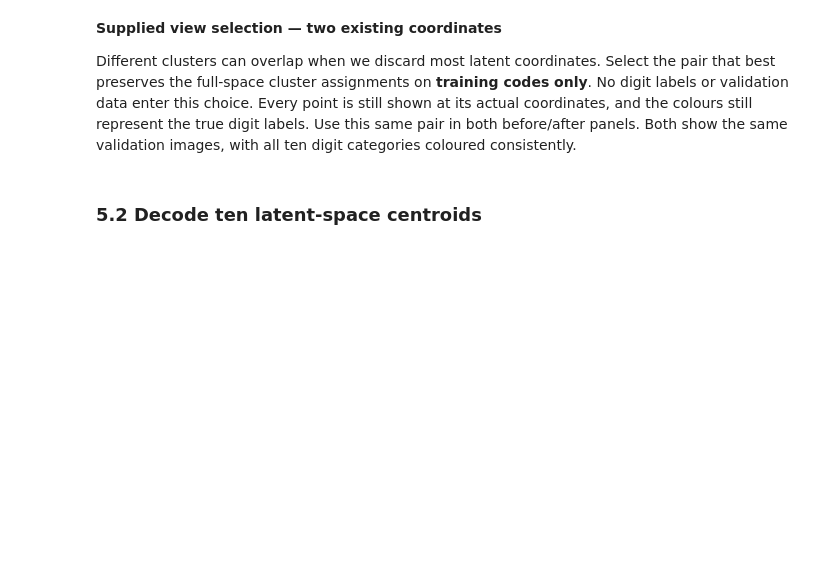
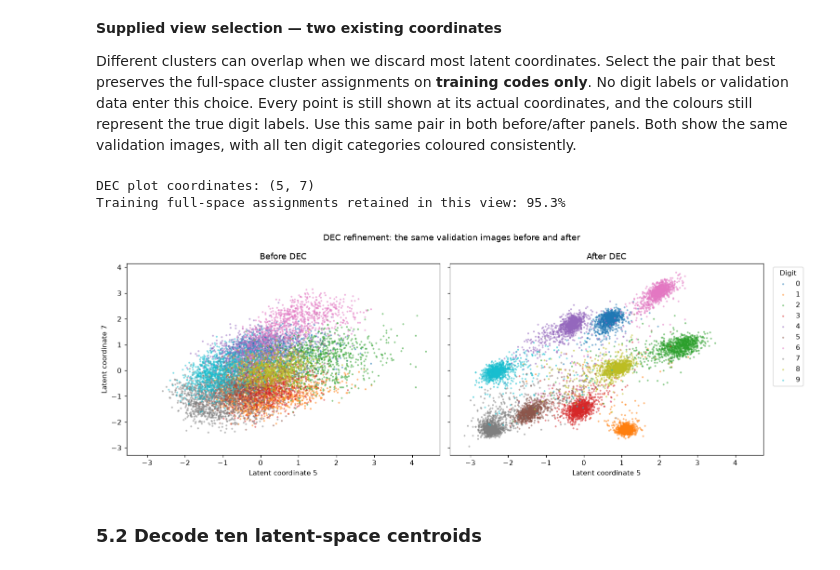
Before and after one commit to OlCrock/DAML, a Jupyter notebook: CP7/Week8_Workshop_Questions.ipynb, the cells around one changed output. Cells and saved outputs as stored; diff of their text form; code cells hidden in the pictures; blank space fills up the shorter version.

```diff
--- a/CP7/Week8_Workshop_Questions.ipynb
+++ b/CP7/Week8_Workshop_Questions.ipynb
@@ -1024,8 +1109,8 @@ class DenseVAE(DenseAE):
 
 
         # Two learned heads describe different parameters of the same Gaussian.
-        self.mean_head = ## FINISH_ME ##
-        self.logvar_head = ## FINISH_ME ##
+        self.mean_head = nn.Linear(LATENT_DIM, LATENT_DIM)
+        self.logvar_head = nn.Linear(LATENT_DIM, LATENT_DIM)
 
         # Each head maps LATENT_DIM features to LATENT_DIM Gaussian parameters.
         # The supplied reparameterise function draws a sample from those parameters.
@@ -1058,8 +1143,8 @@ class DenseVAE(DenseAE):
 
         # Return three model outputs: the decoded image, the mean and the log variance.
         # The decoder itself returns only the image; the loss also needs the Gaussian parameters.
-
-        return ## FINISH_ME ##
+        rebuilt = self.decoder(codes)
+        return rebuilt, mean, logvar
 # %% [markdown]
 **Explanation:**
 
@@ -1373,8 +1497,8 @@ class DenseDEC(nn.Module):
         probabilities = similarities / similarities.sum(dim=1, keepdim=True)
 
         # The forward output is the same as the AE's, plus the cluster probabilities for each image for the KL loss.
-
-        return ## FINISH_ME ##
+        rebuilt = self.dec_ae.decode(raw_codes) if hasattr(self.dec_ae, "decode") else self.dec_ae.decoder(raw_codes)
+        return rebuilt, probabilities
 
 
 def target_distribution(probabilities):
@@ -1392,7 +1516,7 @@ def dec_losses(output, images, targets):
 
     rebuilt, probabilities = output
     # Reconstruction keeps the code connected to the measured image.
-    reconstruction = ## FINISH_ME ##
+    reconstruction = F.binary_cross_entropy(rebuilt, images)
 
     # Hint: use the functional F.binary_cross_entropy to calculate the BCE between rebuilt & images
 
@@ -1601,8 +1729,8 @@ def train_dec_epoch(model, optimiser, targets):
         loss, reconstruction, extra = dec_losses(output, images, batch_targets)
 
         # Apply the chain rule and update the model parameters using their gradients.
-
-        ## FINISH_ME ##
+        loss.backward()
+        optimiser.step()
 
         batch_losses.append(loss.item())
 
@@ -1839,5 +1998,5 @@ show_examples(dec, validation_images[:6], "DEC: same validation images")
 # %%
-# Compare the same validation images before and after refinement.
+# Compare the same validation images before and after DEC, coloured by digit.
 
 def plot_dec_change(validation_before, validation_after, labels, dimensions=(0, 1)):
     """Compare the same validation images before and after DEC, coloured by digit."""
@@ -1855,7 +2014,7 @@ def plot_dec_change(validation_before, validation_after, labels, dimensions=(0,
     for class_label, class_name in enumerate(CLASS_NAMES):
 
         # Hint: use the DataFrame's boolean indexing to select only the rows with the current class_label, for both before and after.
-        before_class = ## FINISH_ME ## # Select rows from the 'before' DataFrame where the 'label' column equals class_label
+        before_class = before[before["label"] == class_label] # Select rows from the 'before' DataFrame where the 'label' column equals class_label
         after_class = after[after["label"] == class_label]
         colour = f"C{class_label}"
 
@@ -1863,11 +2022,11 @@ def plot_dec_change(validation_before, validation_after, labels, dimensions=(0,
         # axes[1].scatter() to plot the after_class points, using the same colour and label for both.
 
         # Plot the data before DEC on the first subplot
-        axes[0].scatter( ## FINISH_ME ##, ## FINISH_ME ##,
+        axes[0].scatter(before_class[x_dimension], before_class[y_dimension],
                         color=colour, s=3, alpha=0.4, label=class_name)
 
         # Plot the data after DEC on the second subplot
-        axes[1].scatter( ## FINISH_ME ##, ## FINISH_ME ##,
+        axes[1].scatter(after_class[x_dimension], after_class[y_dimension],
                         color=colour, s=3, alpha=0.4, label=class_name)
 
     axes[0].set_title("Before DEC")
@@ -1913,23 +2072,27 @@ def choose_latent_dimensions(training_codes, centres):
 # %%
 # Keep the full vectors for analysis, then select two coordinates for display.
 
 # The DEC model's latent space is the same size as the AE's, so the same code collection method can be used.
 dec_codes = collect_code_sets(dec)
 
 # Add digit labels to the DEC latent coordinates for plotting, then calculate the validation codes before DEC refinement.
-dec_training_latent = ## FINISH_ME ##
-dec_training_latent["label"] = ## FINISH_ME ##
+dec_training_latent = pd.DataFrame(dec_codes["Training"].numpy())
+dec_training_latent["label"] = train_frame["label"].to_numpy()
 dec_validation_latent = pd.DataFrame(dec_codes["Validation"].numpy())
 dec_validation_latent["label"] = validation_frame["label"].to_numpy()
 
 # Display the same validation images before and after DEC, coloured by digit, using the two coordinates that best retain the full-space assignments.
 dec_dimensions, view_agreement = choose_latent_dimensions(dec_codes["Training"], dec.KL_centres.detach())
 print("DEC plot coordinates:", dec_dimensions)
 print(f"Training full-space assignments retained in this view: {view_agreement:.1f}%")
 
 # Calculate the validation codes before DEC refinement, using the AE's mean and standard deviation to standardise them.
 before_dec = (ae_codes["Validation"] - dec.code_mean) / dec.code_std
 plot_dec_change(before_dec, dec_codes["Validation"], validation_labels, dimensions=dec_dimensions)
+# %% [output]
+DEC plot coordinates: (5, 7)
+Training full-space assignments retained in this view: 95.3%
+[figure, added]
 # %% [markdown]
 ### 5.2 Decode ten latent-space centroids
 # %% [markdown]
```
Also changed, not shown: parts of 43 cells of this notebook.
